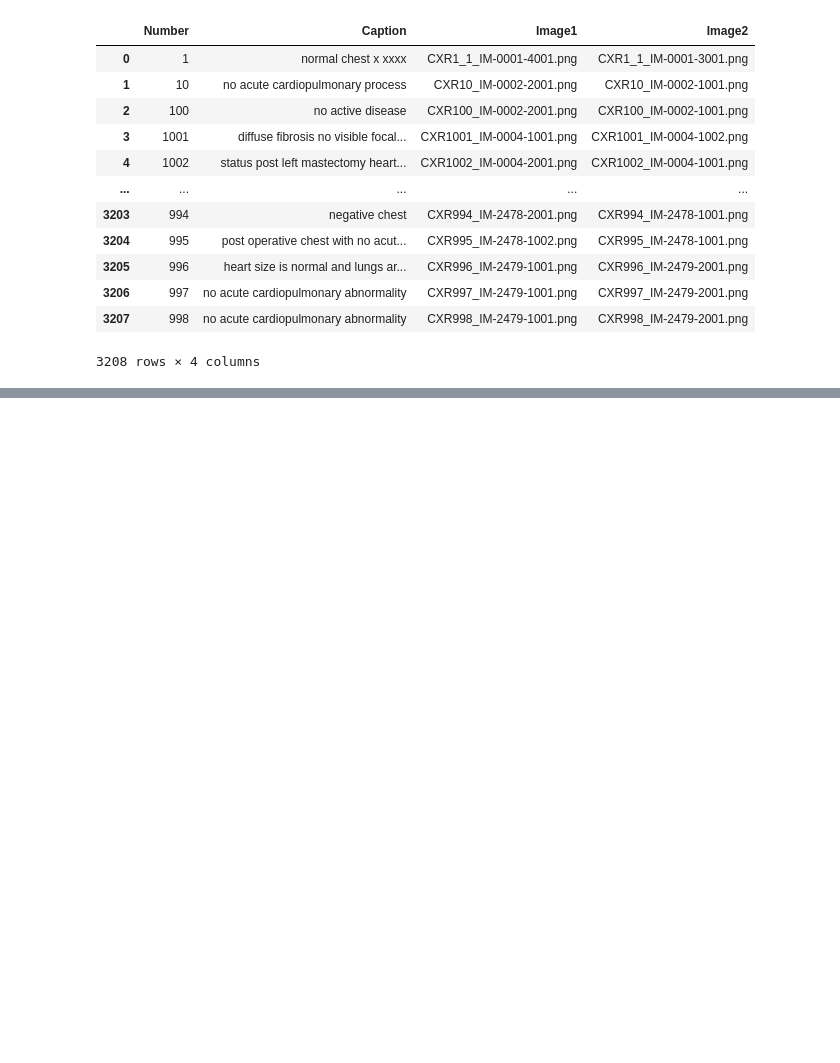
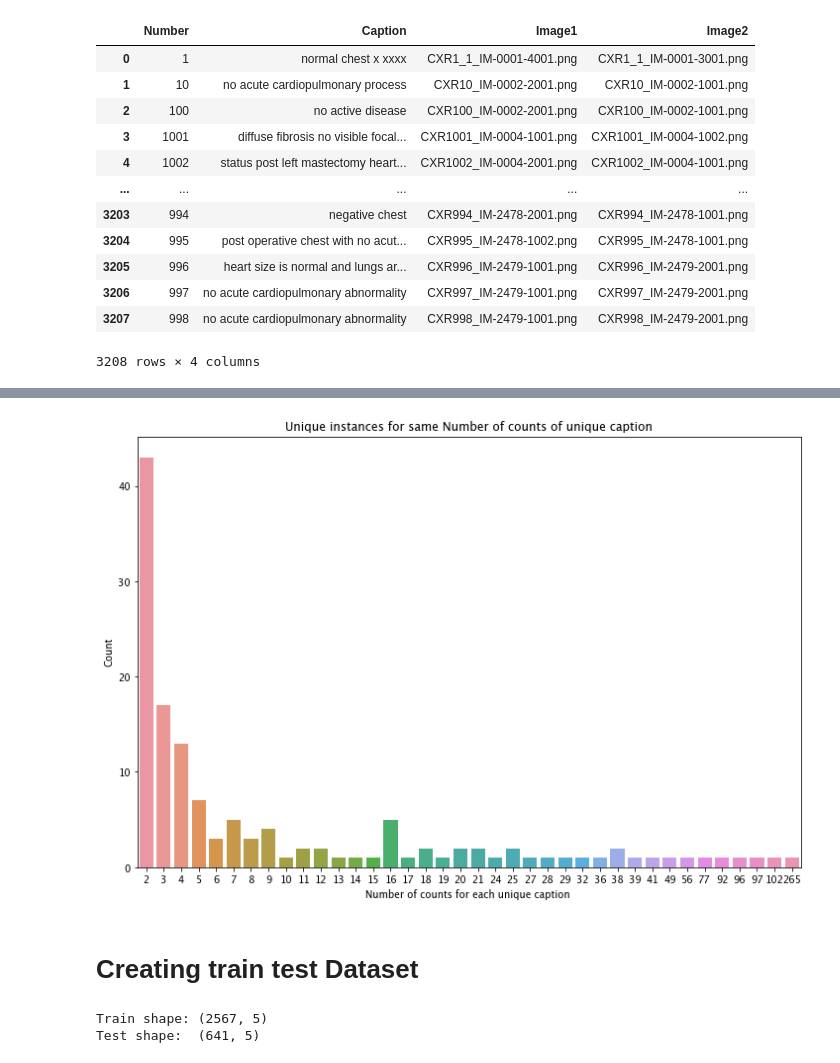
Before and after one commit to vspvikram/AML_project, a Jupyter notebook: AML_project_1.ipynb, the cells around one changed output, grey strips where cells are left out. Saved outputs shown, nothing was run; the diff lists cells and outputs as text; code cells hidden in the pictures; blank space fills up the shorter version.

```diff
--- a/AML_project_1.ipynb
+++ b/AML_project_1.ipynb
@@ -206,0 +183,13 @@ Test shape:  (641, 5)
+# %%
+df_counts_unique_wt1 = df_counts_unique[df_counts_unique['index'] != 1]
+
+plt.figure(figsize=(12,8))
+ax = sns.barplot(x='index', y= 'Caption_count_correct', data = df_counts_unique_wt1)
+plt.xlabel("Number of counts for each unique caption ")
+plt.ylabel("Count")
+plt.title("Unique instances for same Number of counts of unique caption")
+plt.show()
+# %% [output]
+[figure, added]
+# %% [markdown]
+# Creating train test Dataset
@@ -206,0 +223,5 @@ Test shape:  (641, 5)
+# %%
+print(f'Train shape: {train.shape}\nTest shape:  {test.shape}')
+# %% [output]
+Train shape: (2567, 5)
+Test shape:  (641, 5)
```
Also changed, not shown: parts of 30 cells of this notebook.
